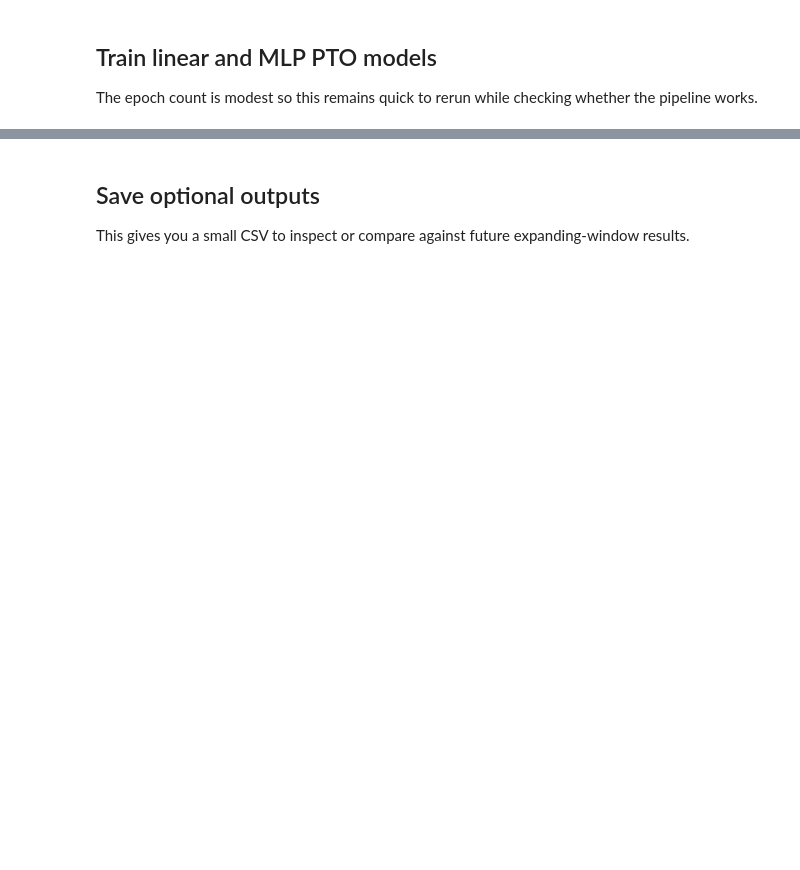
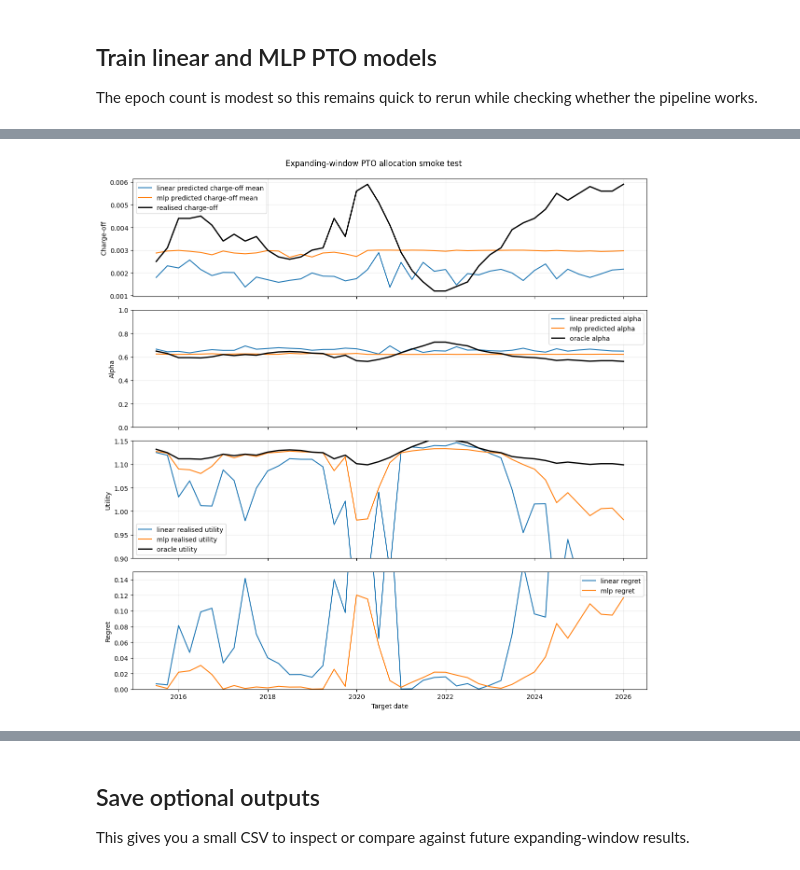
Before and after one commit to okeeffe-hannah/Decision_Focused_Learning_for_Capital_Allocation, a Jupyter notebook: models/notebooks/test_predict_then_optimise.ipynb, the cells around one changed output, grey strips where cells are left out. Saved outputs shown, nothing was run; the diff lists cells and outputs as text; code cells hidden in the pictures; blank space fills up the shorter version.

```diff
--- a/models/notebooks/test_predict_then_optimise.ipynb
+++ b/models/notebooks/test_predict_then_optimise.ipynb
@@ -178,0 +324,82 @@ plt.show()
+# %%
+pto_expanding_predictions["target_date"] = pd.to_datetime(
+    pto_expanding_predictions["target_date"]
+)
+
+fig, axes = plt.subplots(4, 1, figsize=(12, 12), sharex=True)
+
+for model_name, group in pto_expanding_predictions.groupby("model"):
+    group = group.sort_values("target_date")
+
+    axes[0].plot(
+        group["target_date"],
+        group["mu_hat_chargeoff"],
+        label=f"{model_name} predicted charge-off mean",
+    )
+
+    axes[1].plot(
+        group["target_date"],
+        group["alpha_hat"],
+        label=f"{model_name} predicted alpha",
+    )
+
+    axes[2].plot(
+        group["target_date"],
+        group["realised_utility"],
+        label=f"{model_name} realised utility",
+    )
+
+    axes[3].plot(
+        group["target_date"],
+        group["regret"],
+        label=f"{model_name} regret",
+    )
+
+oracle = (
+    pto_expanding_predictions[pto_expanding_predictions["model"] == "linear"]
+    .sort_values("target_date")
+)
+
+axes[0].plot(
+    oracle["target_date"],
+    oracle["realised_chargeoff"],
+    color="black",
+    linewidth=2,
+    label="realised charge-off",
+)
+
+axes[1].plot(
+    oracle["target_date"],
+    oracle["alpha_oracle"],
+    color="black",
+    linewidth=2,
+    label="oracle alpha",
+)
+
+axes[2].plot(
+    oracle["target_date"],
+    oracle["oracle_utility"],
+    color="black",
+    linewidth=2,
+    label="oracle utility",
+)
+
+axes[1].set_ylim(0.0, 1.0)
+axes[2].set_ylim(0.9, 1.15)
+axes[3].set_ylim(0.0, 0.15)
+
+axes[0].set_ylabel("Charge-off")
+axes[1].set_ylabel("Alpha")
+axes[2].set_ylabel("Utility")
+axes[3].set_ylabel("Regret")
+axes[3].set_xlabel("Target date")
+
+for ax in axes:
+    ax.grid(True, alpha=0.25)
+    ax.legend(loc="best")
+
+fig.suptitle("Expanding-window PTO allocation smoke test", y=0.995)
+plt.tight_layout()
+plt.show()
+# %% [output]
+[figure, added]
```
Also changed, not shown: parts of 13 cells of this notebook, 3 other files.
